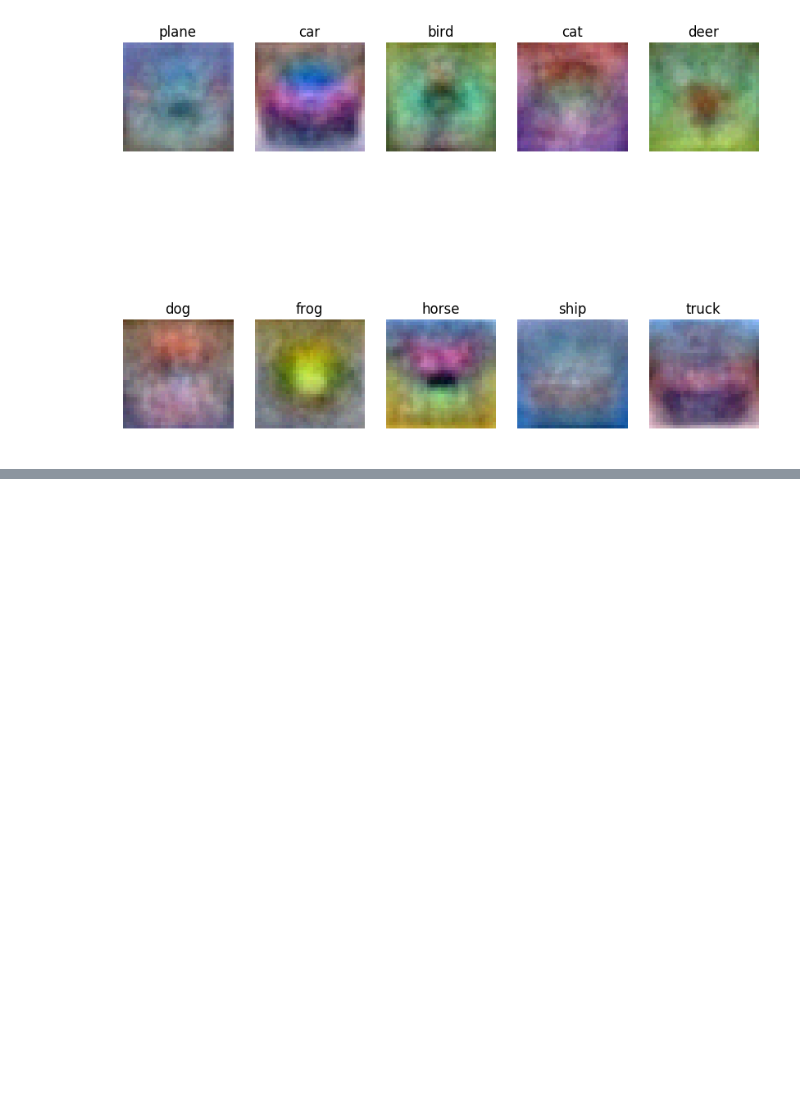
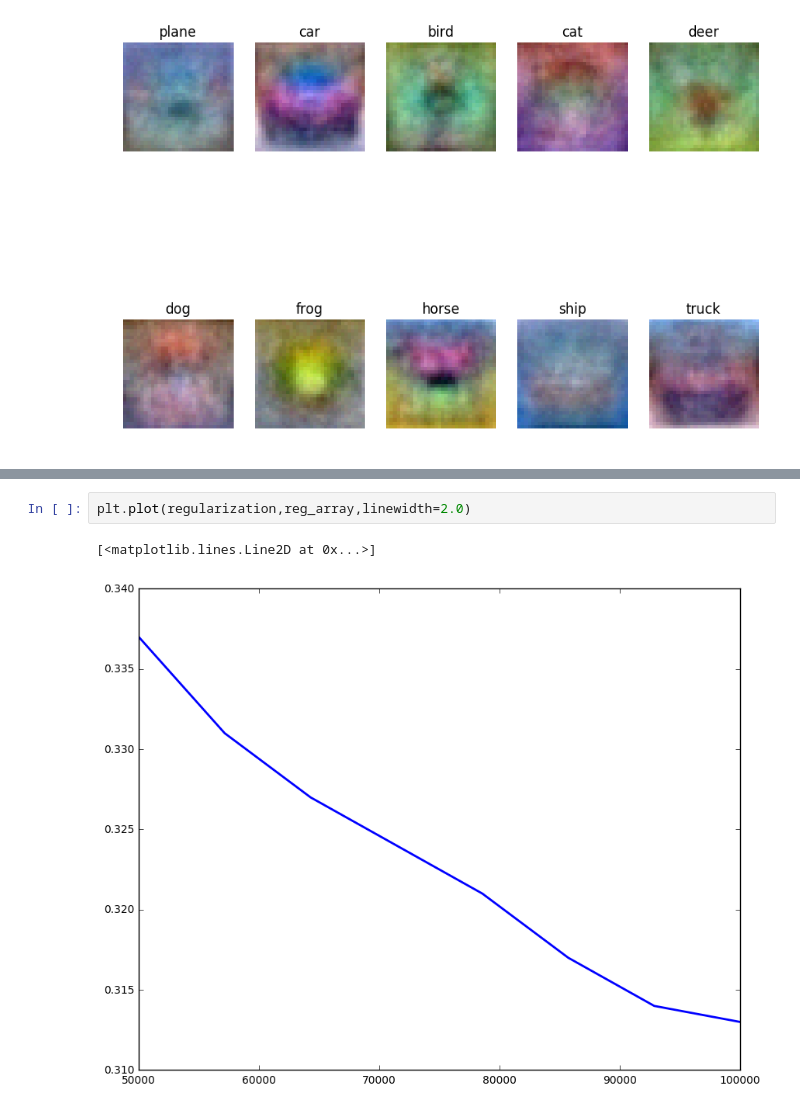
Before and after one commit to jtutmaher/cs231n, a Jupyter notebook: ps1/ps1_solutions.ipynb, the cells around one changed output, grey strips where cells are left out. Drawn from its saved outputs; the diff is of its cells as text; blank space fills up the shorter version.

```diff
--- a/ps1/ps1_solutions.ipynb
+++ b/ps1/ps1_solutions.ipynb
@@ -313,0 +475,5 @@ for i in xrange(10):
+# %%
+plt.plot(regularization,reg_array,linewidth=2.0)
+# %% [output]
+[<matplotlib.lines.Line2D at 0x...>]
+[figure, added]
```
Also changed, not shown: parts of 17 cells of this notebook, 5 other files.
